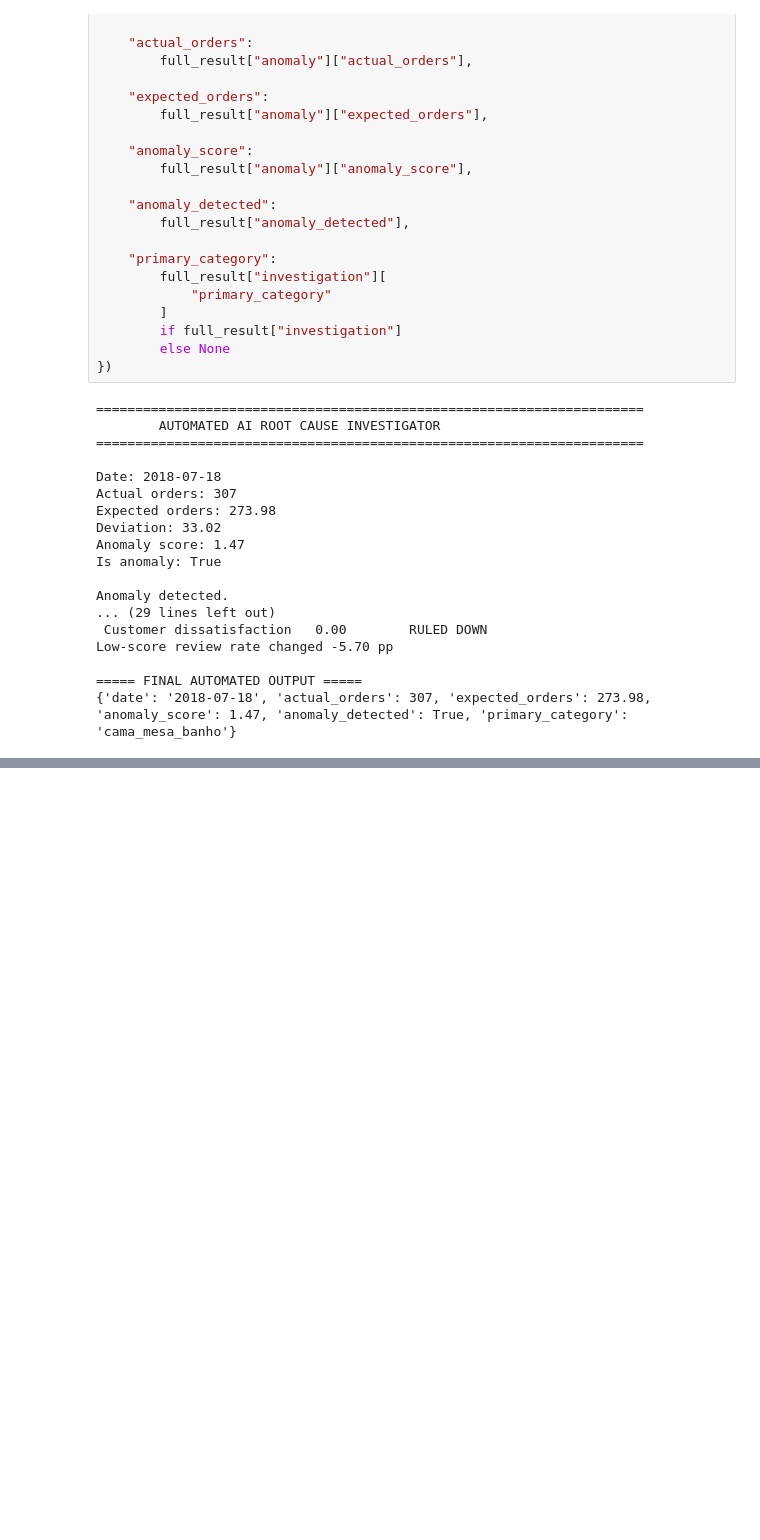
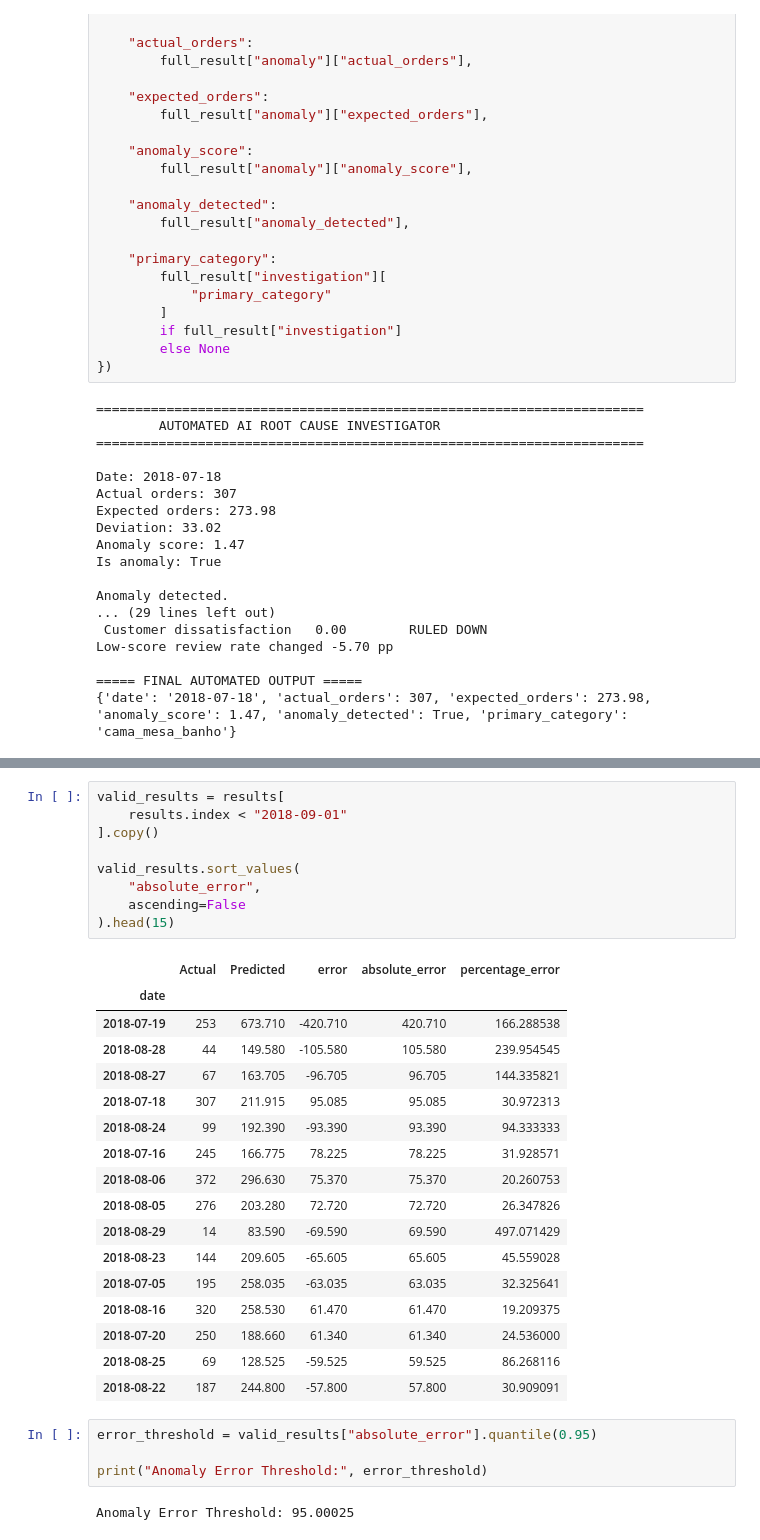
Before and after one commit to sujalsingh09/AI-RootCause-Investigator, a Jupyter notebook: notebooks/01_data_understanding.ipynb, the cells around one changed output, grey strips where cells are left out. Drawn from its saved outputs; the diff is of its cells as text; blank space fills up the shorter version.

```diff
--- a/notebooks/01_data_understanding.ipynb
+++ b/notebooks/01_data_understanding.ipynb
@@ -5977,0 +6008,33 @@ Anomaly detected.
+# %%
+valid_results = results[
+    results.index < "2018-09-01"
+].copy()
+
+valid_results.sort_values(
+    "absolute_error",
+    ascending=False
+).head(15)
+# %% [output]
+|  | Actual | Predicted | error | absolute_error | percentage_error |
+| date |  |  |  |  |  |
+| 2018-07-19 | 253 | 673.710 | -420.710 | 420.710 | 166.288538 |
+| 2018-08-28 | 44 | 149.580 | -105.580 | 105.580 | 239.954545 |
+| 2018-08-27 | 67 | 163.705 | -96.705 | 96.705 | 144.335821 |
+| 2018-07-18 | 307 | 211.915 | 95.085 | 95.085 | 30.972313 |
+| 2018-08-24 | 99 | 192.390 | -93.390 | 93.390 | 94.333333 |
+| 2018-07-16 | 245 | 166.775 | 78.225 | 78.225 | 31.928571 |
+| 2018-08-06 | 372 | 296.630 | 75.370 | 75.370 | 20.260753 |
+| 2018-08-05 | 276 | 203.280 | 72.720 | 72.720 | 26.347826 |
+| 2018-08-29 | 14 | 83.590 | -69.590 | 69.590 | 497.071429 |
+| 2018-08-23 | 144 | 209.605 | -65.605 | 65.605 | 45.559028 |
+| 2018-07-05 | 195 | 258.035 | -63.035 | 63.035 | 32.325641 |
+| 2018-08-16 | 320 | 258.530 | 61.470 | 61.470 | 19.209375 |
+| 2018-07-20 | 250 | 188.660 | 61.340 | 61.340 | 24.536000 |
+| 2018-08-25 | 69 | 128.525 | -59.525 | 59.525 | 86.268116 |
+| 2018-08-22 | 187 | 244.800 | -57.800 | 57.800 | 30.909091 |
+# %%
+error_threshold = valid_results["absolute_error"].quantile(0.95)
+
+print("Anomaly Error Threshold:", error_threshold)
+# %% [output]
+Anomaly Error Threshold: 95.00025
```
Also changed, not shown: parts of 24 cells of this notebook, 2 other files.
